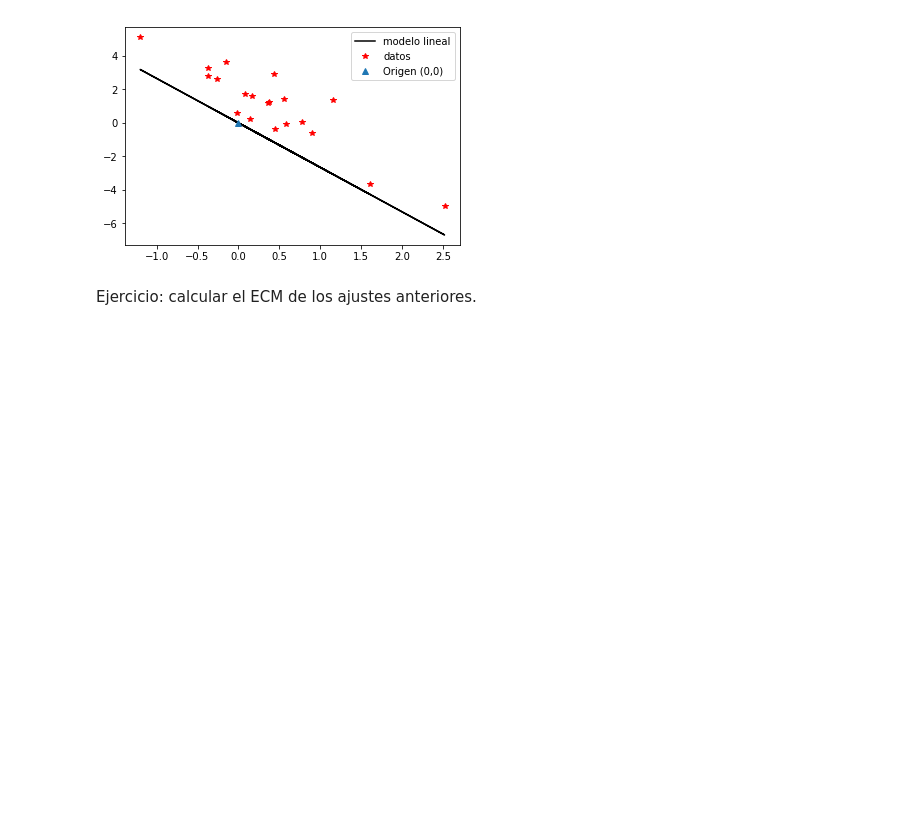
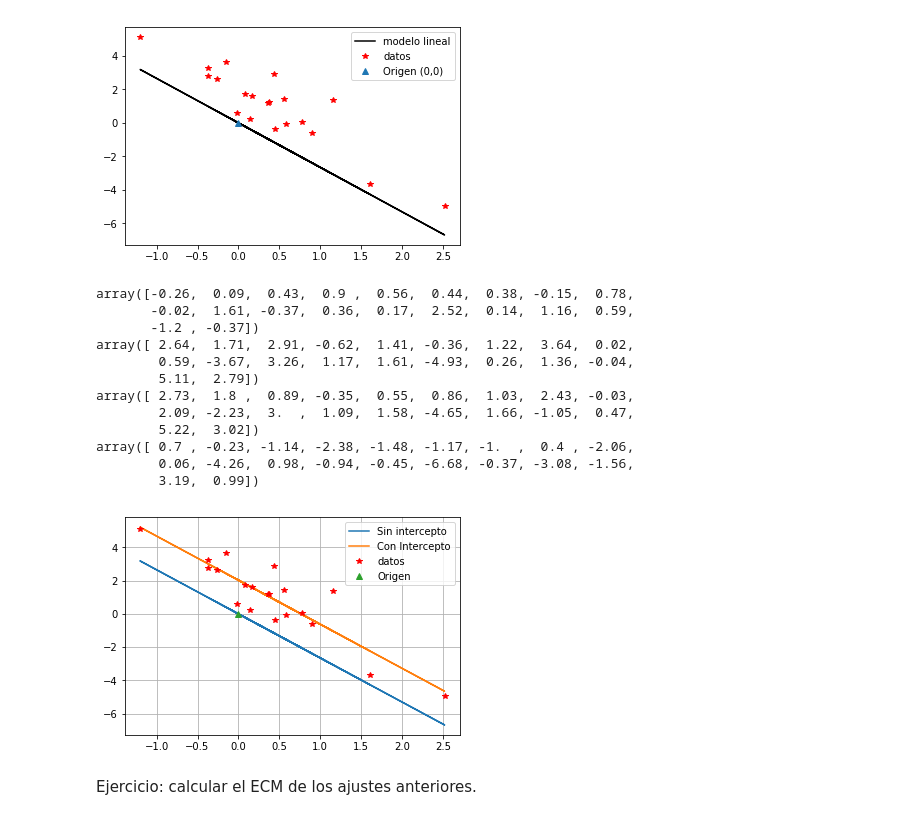
Before and after one commit to ronmoy007/ITAM_DS_Prope, a Jupyter notebook: PrácticasSemana3/Ejercicios_Interpolación.ipynb, the cells around one changed output. Drawn from its saved outputs; the diff is of its cells as text; code cells hidden in the pictures; blank space fills up the shorter version.

```diff
--- a/PrácticasSemana3/Ejercicios_Interpolación.ipynb
+++ b/PrácticasSemana3/Ejercicios_Interpolación.ipynb
@@ -220,6 +220,30 @@ array([[-4.47, -1.73],
 array([ 2.03, -2.65])
 <matplotlib.legend.Legend at 0x...>
 [figure]
+# %%
+#Combinamos los resultados con y sin intercepto en una sola gráfica
+pprint.pprint(x)
+pprint.pprint(y)
+pprint.pprint(y_ajustadas_numpy)
+pprint.pprint(y_ajustadas_QR)
+
+plt.plot(x, y_ajustadas_QR , '-', x, y_ajustadas_numpy, '-',x, y, 'r*', 0,0,'^')
+plt.legend(['Sin intercepto','Con Intercepto','datos','Origen'], loc='best')
+plt.grid(True)
+# %% [output]
+array([-0.26,  0.09,  0.43,  0.9 ,  0.56,  0.44,  0.38, -0.15,  0.78,
+       -0.02,  1.61, -0.37,  0.36,  0.17,  2.52,  0.14,  1.16,  0.59,
+       -1.2 , -0.37])
+array([ 2.64,  1.71,  2.91, -0.62,  1.41, -0.36,  1.22,  3.64,  0.02,
+        0.59, -3.67,  3.26,  1.17,  1.61, -4.93,  0.26,  1.36, -0.04,
+        5.11,  2.79])
+array([ 2.73,  1.8 ,  0.89, -0.35,  0.55,  0.86,  1.03,  2.43, -0.03,
+        2.09, -2.23,  3.  ,  1.09,  1.58, -4.65,  1.66, -1.05,  0.47,
+        5.22,  3.02])
+array([ 0.7 , -0.23, -1.14, -2.38, -1.48, -1.17, -1.  ,  0.4 , -2.06,
+        0.06, -4.26,  0.98, -0.94, -0.45, -6.68, -0.37, -3.08, -1.56,
+        3.19,  0.99])
+[figure, added]
 # %% [markdown]
 Ejercicio: calcular el ECM de los ajustes anteriores.
 # %%
```
Also changed, not shown: parts of 1 cell of this notebook.
